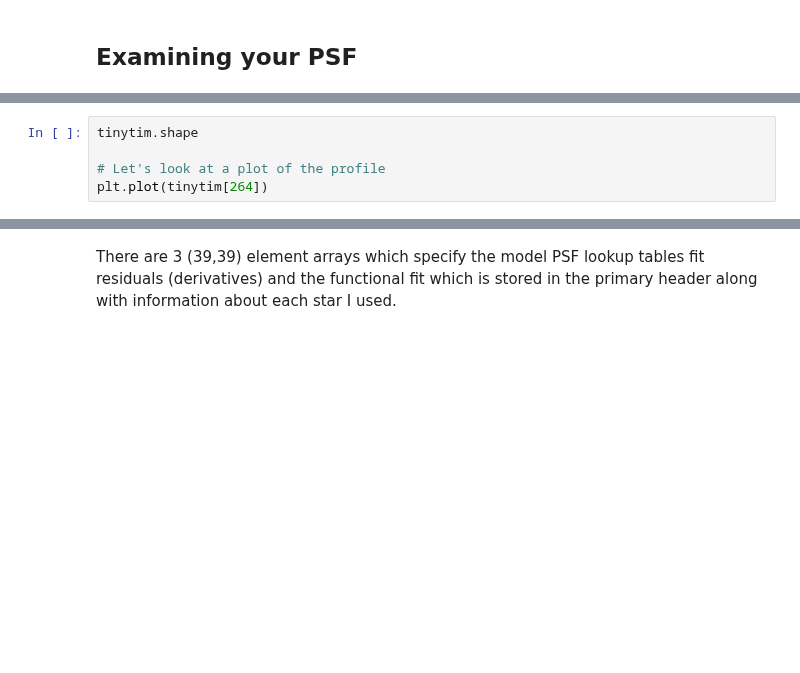
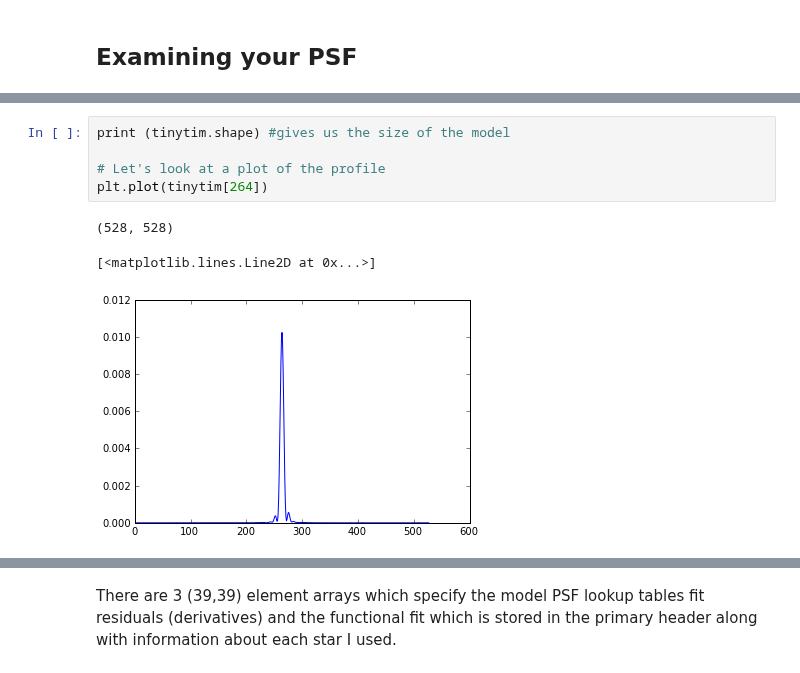
Before and after one commit to spacetelescope/scientific-python-training-2012, a Jupyter notebook: lecture_notebooks/Session4_phot_2.ipynb, the cells around one changed output, grey strips where cells are left out. Cells and saved outputs as stored; diff of their text form; blank space fills up the shorter version.

```diff
--- a/lecture_notebooks/Session4_phot_2.ipynb
+++ b/lecture_notebooks/Session4_phot_2.ipynb
@@ -545,6 +628,10 @@ plt.imshow(tinytim, cmap=plt.cm.gray)
 # %%
-tinytim.shape
+print (tinytim.shape) #gives us the size of the model
 
 # Let's look at a plot of the profile
 plt.plot(tinytim[264])
+# %% [output]
+(528, 528)
+[<matplotlib.lines.Line2D at 0x...>]
+[figure, added]
 # %%
```
Also changed, not shown: parts of 38 cells of this notebook.
